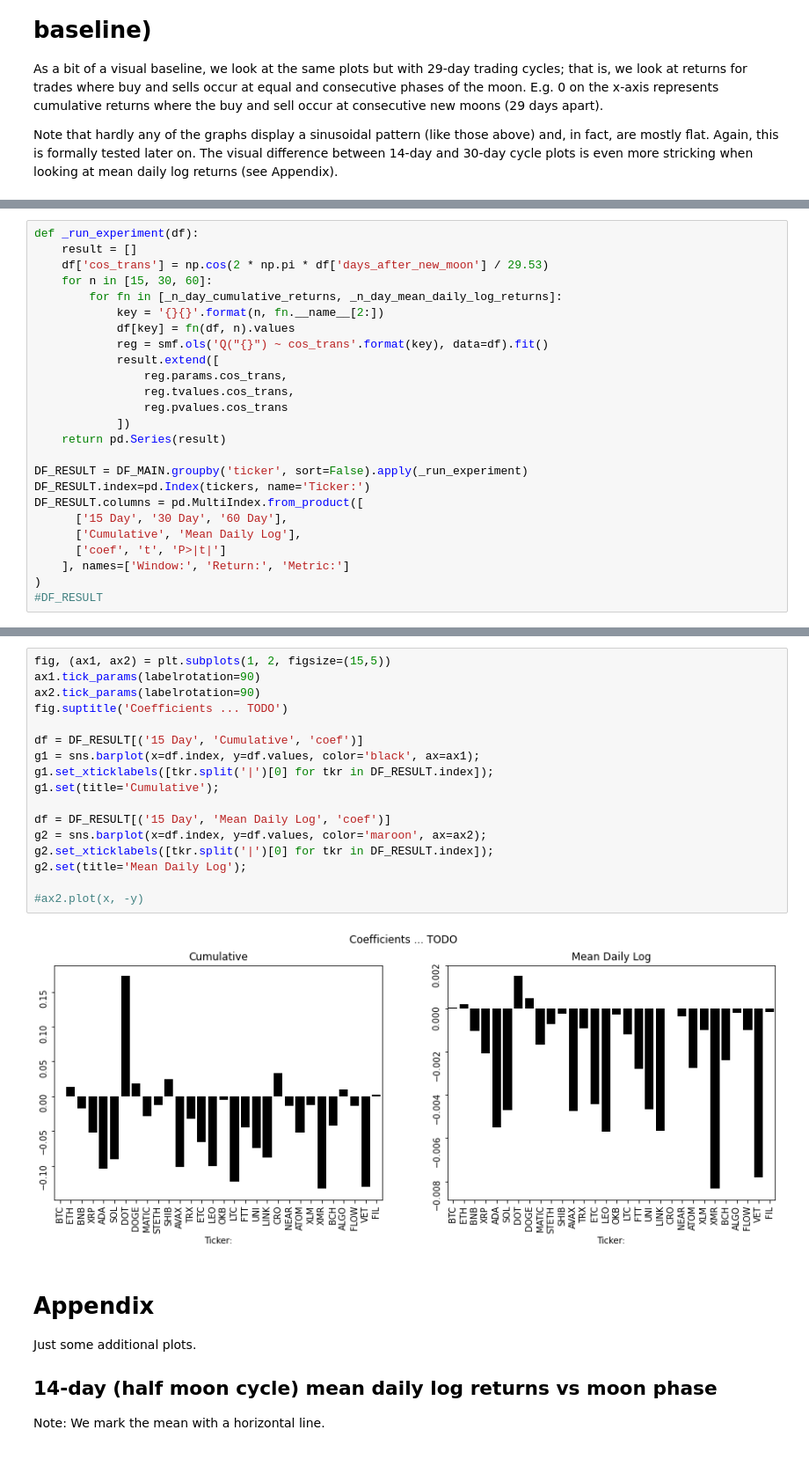
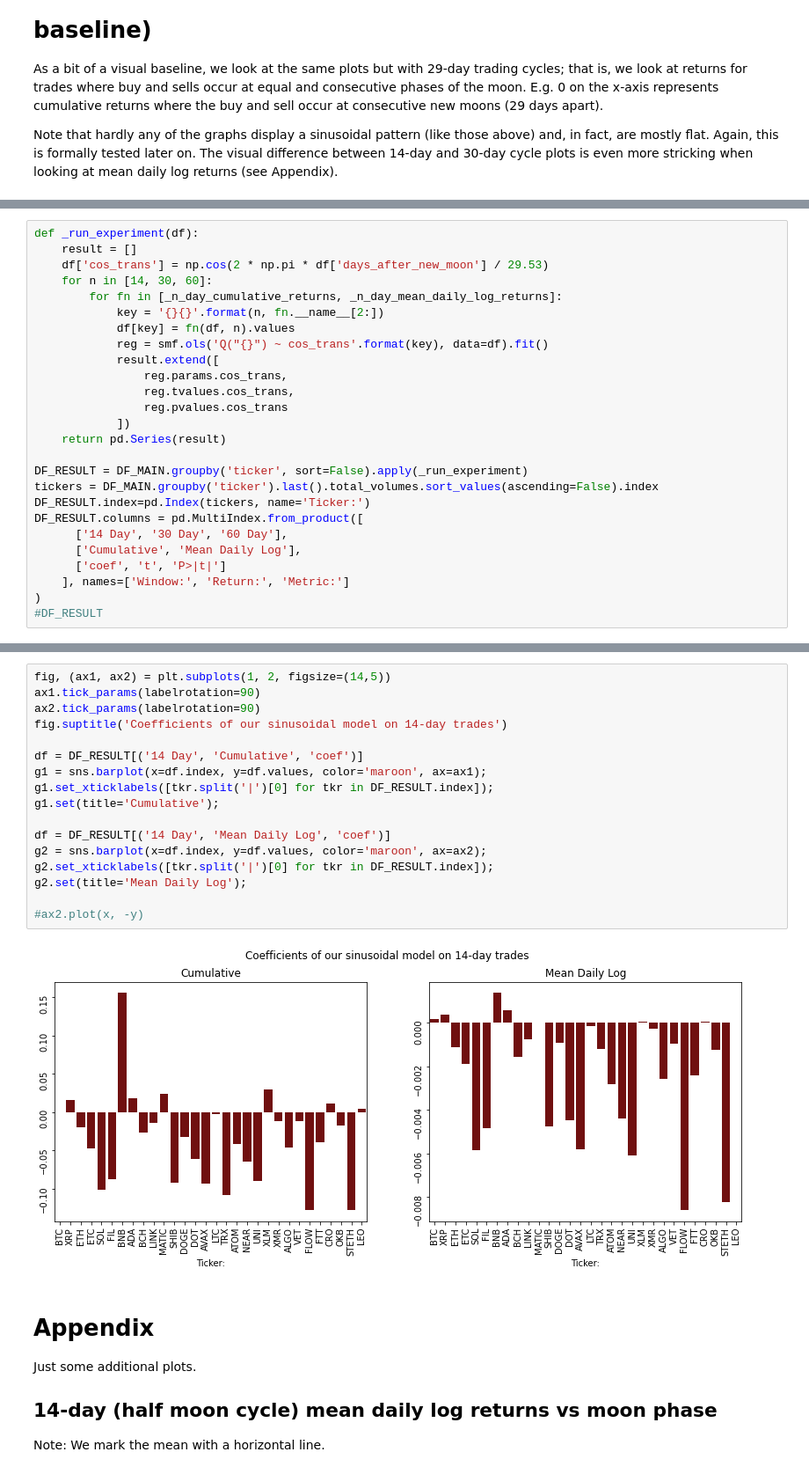
Before and after one commit to astrace/notebooks, a Jupyter notebook: moon_cycle/Lunar Phases and Cryptocurrency Returns.ipynb, the cells around one changed output, grey strips where cells are left out. Shown at 88% size. Cells and saved outputs as stored; diff of their text form.

```diff
--- a/moon_cycle/Lunar Phases and Cryptocurrency Returns.ipynb
+++ b/moon_cycle/Lunar Phases and Cryptocurrency Returns.ipynb
@@ -271,7 +261,7 @@ mean length of a lunar cycle). The results indicate a significant cyclical lunar
 def _run_experiment(df):
     result = []
     df['cos_trans'] = np.cos(2 * np.pi * df['days_after_new_moon'] / 29.53)
-    for n in [15, 30, 60]:
+    for n in [14, 30, 60]:
         for fn in [_n_day_cumulative_returns, _n_day_mean_daily_log_returns]:
             key = '{}{}'.format(n, fn.__name__[2:])
             df[key] = fn(df, n).values
@@ -284,9 +274,10 @@ def _run_experiment(df):
     return pd.Series(result)
 
 DF_RESULT = DF_MAIN.groupby('ticker', sort=False).apply(_run_experiment)
+tickers = DF_MAIN.groupby('ticker').last().total_volumes.sort_values(ascending=False).index
 DF_RESULT.index=pd.Index(tickers, name='Ticker:')
 DF_RESULT.columns = pd.MultiIndex.from_product([
-      ['15 Day', '30 Day', '60 Day'],
+      ['14 Day', '30 Day', '60 Day'],
       ['Cumulative', 'Mean Daily Log'],
       ['coef', 't', 'P>|t|']
     ], names=['Window:', 'Return:', 'Metric:']
@@ -392,22 +383,22 @@ s.apply(highlight_pvalues, axis=1)
 # %%
-fig, (ax1, ax2) = plt.subplots(1, 2, figsize=(15,5))
+fig, (ax1, ax2) = plt.subplots(1, 2, figsize=(14,5))
 ax1.tick_params(labelrotation=90)
 ax2.tick_params(labelrotation=90)
-fig.suptitle('Coefficients ... TODO')
+fig.suptitle('Coefficients of our sinusoidal model on 14-day trades')
 
-df = DF_RESULT[('15 Day', 'Cumulative', 'coef')]
-g1 = sns.barplot(x=df.index, y=df.values, color='black', ax=ax1);
+df = DF_RESULT[('14 Day', 'Cumulative', 'coef')]
+g1 = sns.barplot(x=df.index, y=df.values, color='maroon', ax=ax1);
 g1.set_xticklabels([tkr.split('|')[0] for tkr in DF_RESULT.index]);
 g1.set(title='Cumulative');
 
-df = DF_RESULT[('15 Day', 'Mean Daily Log', 'coef')]
+df = DF_RESULT[('14 Day', 'Mean Daily Log', 'coef')]
 g2 = sns.barplot(x=df.index, y=df.values, color='maroon', ax=ax2);
 g2.set_xticklabels([tkr.split('|')[0] for tkr in DF_RESULT.index]);
 g2.set(title='Mean Daily Log');
 
 #ax2.plot(x, -y)
 # %% [output]
-[figure, old version]
+[figure, new version]
 # %% [markdown]
 # Appendix
 
```
Also changed, not shown: parts of 7 cells of this notebook.
